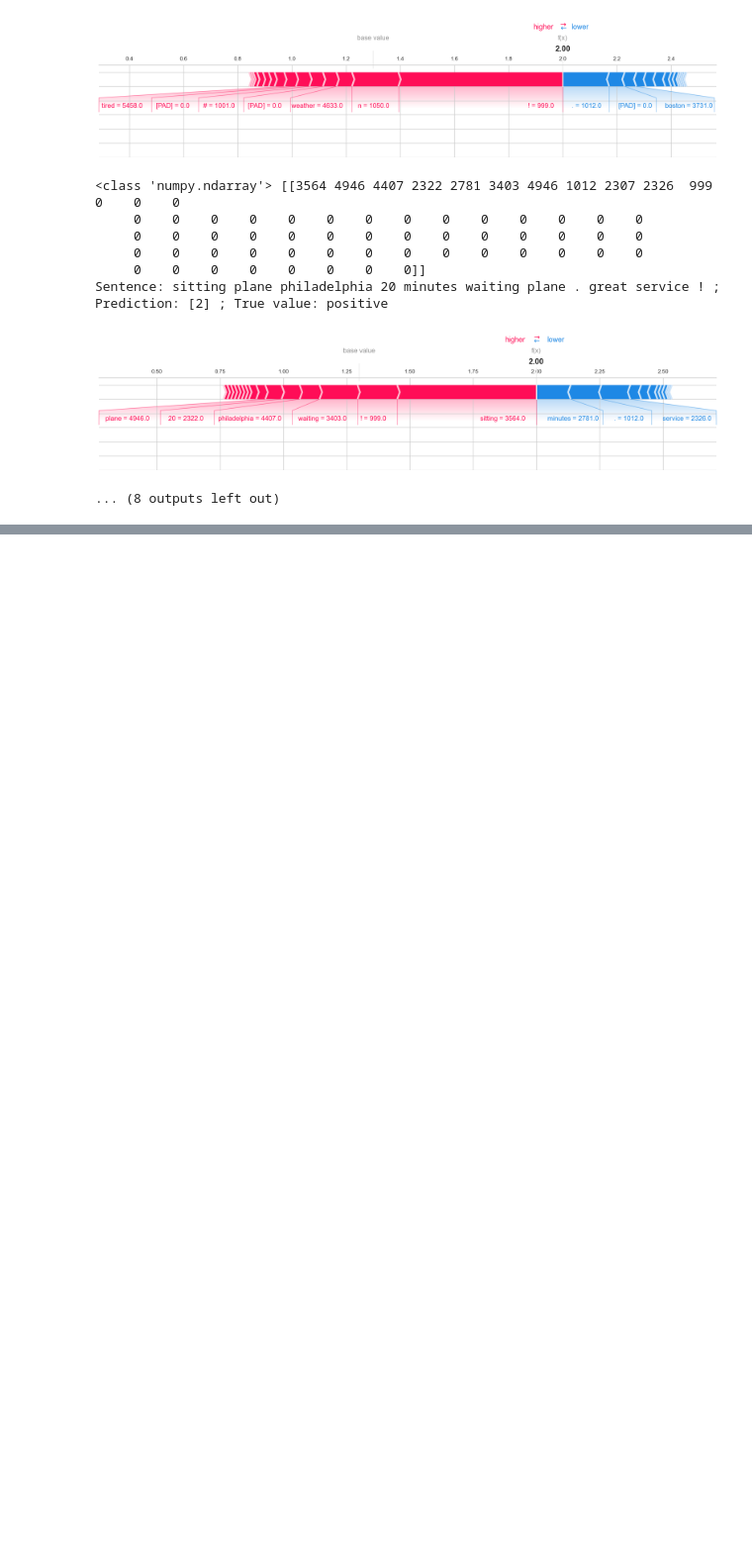
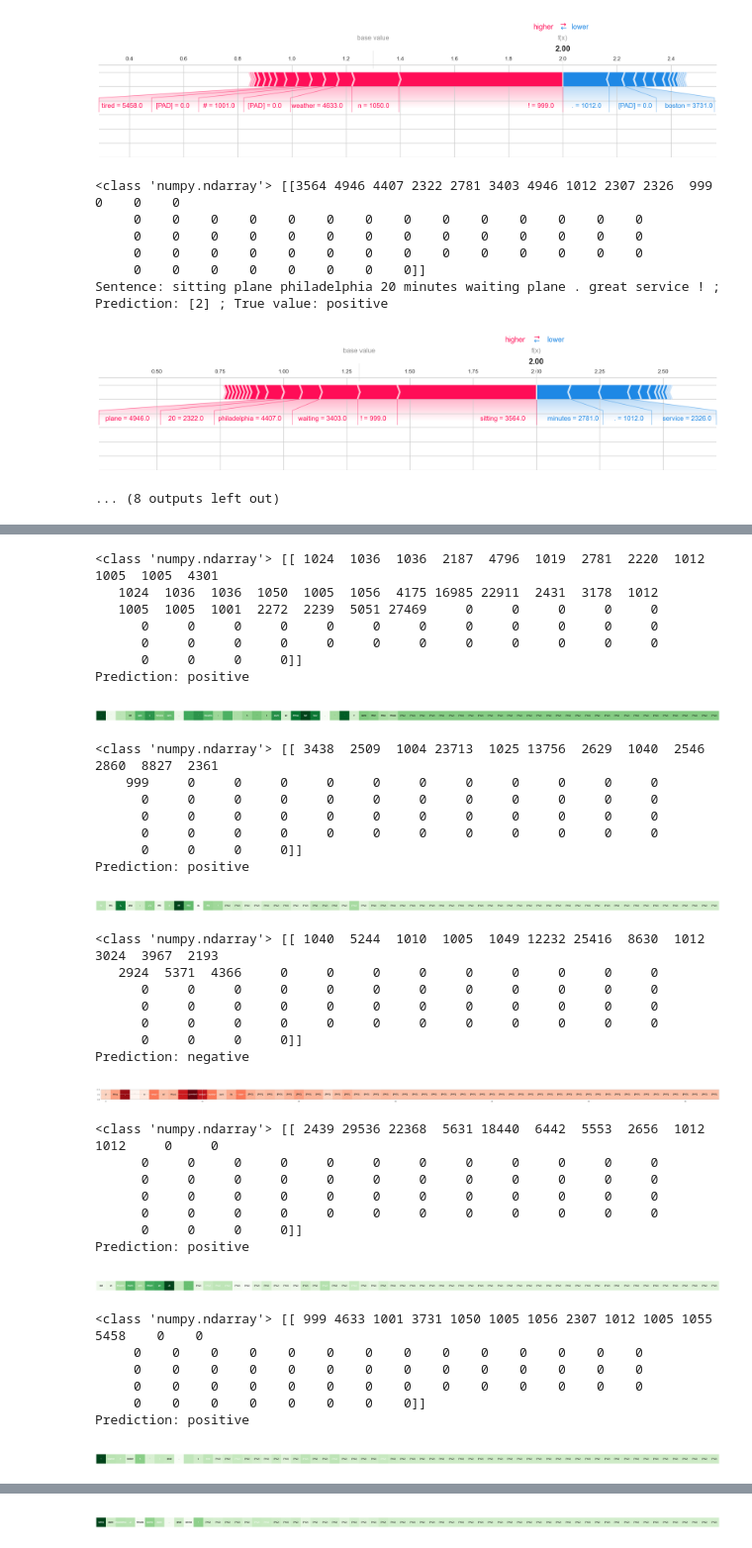
Before and after one commit to bkapteijns/thesis, a Jupyter notebook: code/feature-relevance/SHAP/sentiment-analysis/nlp_shap.ipynb, the cells around one changed output, grey strips where cells are left out. Shown at 99% size. Cells and saved outputs as stored; diff of their text form; code cells hidden in the pictures; blank space fills up the shorter version.

```diff
--- a/code/feature-relevance/SHAP/sentiment-analysis/nlp_shap.ipynb
+++ b/code/feature-relevance/SHAP/sentiment-analysis/nlp_shap.ipynb
@@ -69,10 +69,10 @@ with open("text.pkl", "wb") as f:
 with open("labels.pkl", "wb") as f:
   pickle.dump(labels, f)
 # %%
-with open("text.pkl", "rb") as f:
-  text = pickle.load(f)
-with open("labels.pkl", "rb") as f:
-  labels = pickle.load(f)
+# with open("text.pkl", "rb") as f:
+#   text = pickle.load(f)
+# with open("labels.pkl", "rb") as f:
+#   labels = pickle.load(f)
 # %%
 %matplotlib inline
 vectorizer = CountVectorizer()
@@ -116,12 +116,12 @@ print(np.sum((lengths < 64) & (labels == "negative")), np.mean((lengths < 64) &
 X_positive = X[(lengths < 64) & (labels == "positive")].tolist()
 X_neutral = X[(lengths < 64) & (labels == "neutral")].tolist()
 X_negative = X[(lengths < 64) & (labels == "negative")].tolist()
-X = X_positive[:2000] + X_neutral[:2000] + X_negative[:2000]
+X = X_positive[:2000] + X_negative[:2000]
 
 y_positive = labels[(lengths < 64) & (labels == "positive")].tolist()
 y_neutral = labels[(lengths < 64) & (labels == "neutral")].tolist()
 y_negative = labels[(lengths < 64) & (labels == "negative")].tolist()
-y = y_positive[:2000] + y_neutral[:2000] + y_negative[:2000]
+y = y_positive[:2000] + y_negative[:2000]
 # %%
 X_train, X_test, y_train, y_test = train_test_split(np.array(X), np.array(y), train_size=500, shuffle=True)
 
@@ -199,7 +199,7 @@ le.fit(y_train)
 # %% [output]
 LabelEncoder()
 # %%
-clf = neural_network.MLPClassifier( max_iter=100)
+clf = neural_network.MLPClassifier()
 clf.fit(bert_train_output, le.transform(y_train))
 # %% [output]
 Stochastic Optimizer: Maximum iterations (100) reached and the optimization hasn't converged yet.
@@ -331,0 +335,6 @@ Sentence: sitting plane philadelphia 20 minutes waiting plane . great service !
+# %%
+import copy
+heatmaps = np.array(copy.copy(permutation_values.values))
+heatmaps += permutation_values.base_values[0]/64
+for i in range(len(heatmaps)):
+  print(np.sum(heatmaps[i]))
@@ -331,0 +352,59 @@ Sentence: sitting plane philadelphia 20 minutes waiting plane . great service !
+# %%
+for x in range(len(to_explain)):
+  fig, ax = plt.subplots(figsize=(len(to_explain[x]), 1))
+  if prediction_model(np.array([to_explain[x]]))[0] == 0:
+    print("Prediction: negative")
+    ax.imshow([-heatmaps[x]], cmap="Reds", aspect="auto")
+    for i, id in enumerate(to_explain[x]):
+      color = plt.cm.Blues(heatmaps[x][i])
+      ax.text(i, 0, tokenizer.convert_ids_to_tokens([id])[0], ha="center", va="center", fontsize="12", color="white" if heatmaps[x][i] < -0.04 else "black")#color="white" if heatmaps[x][i] > 0.5 else "black", bbox=dict(facecolor=color, edgecolor=color, pad=1))
+  else:
+    print("Prediction: positive")
+    ax.imshow([heatmaps[x]], cmap="Greens", aspect="auto")
+    ax.axis("off")
+    for i, id in enumerate(to_explain[x]):
+      color = plt.cm.Blues(heatmaps[x][i])
+      ax.text(i, 0, tokenizer.convert_ids_to_tokens([id])[0], ha="center", va="center", fontsize="12", color="white" if heatmaps[x][i] > 0.04 else "black")#color="white" if heatmaps[x][i] > 0.5 else "black", bbox=dict(facecolor=color, edgecolor=color, pad=1))
+
+
+  plt.show()
+# %% [output]
+<class 'numpy.ndarray'> [[ 1024  1036  1036  2187  4796  1019  2781  2220  1012  1005  1005  4301
+   1024  1036  1036  1050  1005  1056  4175 16985 22911  2431  3178  1012
+   1005  1005  1001  2272  2239  5051 27469     0     0     0     0     0
+      0     0     0     0     0     0     0     0     0     0     0     0
+      0     0     0     0     0     0     0     0     0     0     0     0
+      0     0     0     0]]
+Prediction: positive
+[figure, added]
+<class 'numpy.ndarray'> [[ 3438  2509  1004 23713  1025 13756  2629  1040  2546  2860  8827  2361
+    999     0     0     0     0     0     0     0     0     0     0     0
+      0     0     0     0     0     0     0     0     0     0     0     0
+      0     0     0     0     0     0     0     0     0     0     0     0
+      0     0     0     0     0     0     0     0     0     0     0     0
+      0     0     0     0]]
+Prediction: positive
+[figure, added]
+<class 'numpy.ndarray'> [[ 1040  5244  1010  1005  1049 12232 25416  8630  1012  3024  3967  2193
+   2924  5371  4366     0     0     0     0     0     0     0     0     0
+      0     0     0     0     0     0     0     0     0     0     0     0
+      0     0     0     0     0     0     0     0     0     0     0     0
+      0     0     0     0     0     0     0     0     0     0     0     0
+      0     0     0     0]]
+Prediction: negative
+[figure, added]
+<class 'numpy.ndarray'> [[ 2439 29536 22368  5631 18440  6442  5553  2656  1012  1012     0     0
+      0     0     0     0     0     0     0     0     0     0     0     0
+      0     0     0     0     0     0     0     0     0     0     0     0
+      0     0     0     0     0     0     0     0     0     0     0     0
+      0     0     0     0     0     0     0     0     0     0     0     0
+      0     0     0     0]]
+Prediction: positive
+[figure, added]
+<class 'numpy.ndarray'> [[ 999 4633 1001 3731 1050 1005 1056 2307 1012 1005 1055 5458    0    0
+     0    0    0    0    0    0    0    0    0    0    0    0    0    0
+     0    0    0    0    0    0    0    0    0    0    0    0    0    0
+     0    0    0    0    0    0    0    0    0    0    0    0    0    0
+     0    0    0    0    0    0    0    0]]
+Prediction: positive
+[figure, added]
@@ -331,0 +417 @@ Sentence: sitting plane philadelphia 20 minutes waiting plane . great service !
+[figure, added]
```
Also changed, not shown: parts of 5 cells of this notebook, 3 other files.
